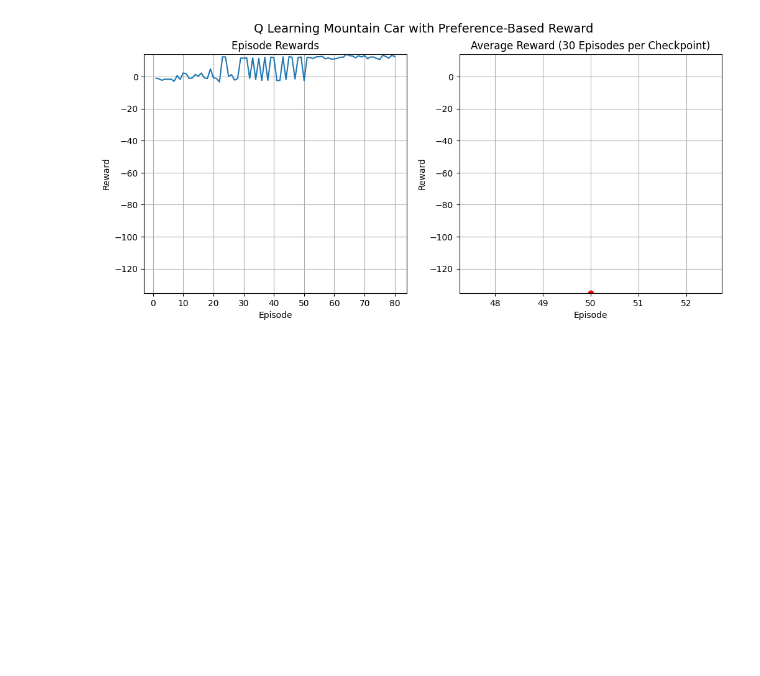
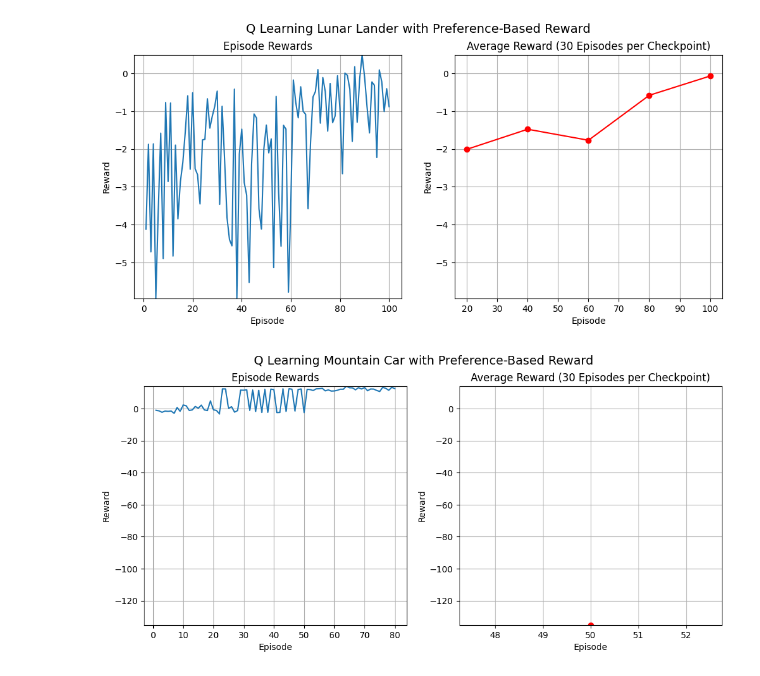
Before and after one commit to BurmanT/TAMER, a Jupyter notebook: plotting_results.ipynb, the cells around one changed output. Saved outputs shown, nothing was run; the diff lists cells and outputs as text; code cells hidden in the pictures; blank space fills up the shorter version.

Commit message:
reward learning using weights from preference trajectories

```diff
--- a/plotting_results.ipynb
+++ b/plotting_results.ipynb
@@ -57,6 +57,12 @@ def plot_episodic_rewards(df: pd.DataFrame, title):
     axes[1].grid(True)
 
     fig.suptitle(title, fontsize=14)
+# %%
+
+df_LL_preference_jan = pd.read_csv("/Users/tanushreeburman/HumanFeedbackRL/TAMER/dqn/logs/episode/694c0734-43bd-4092-9c8e-7be366136f50.csv")
+plot_episodic_rewards(df_LL_preference_jan, "Q Learning Lunar Lander with Preference-Based Reward")
+# %% [output]
+[figure, added]
 # %%
 plot_episodic_rewards(df_mc_preference, "Q Learning Mountain Car with Preference-Based Reward")
 # %% [output]
```
Also changed, not shown: parts of 4 cells of this notebook, 6 other files.
